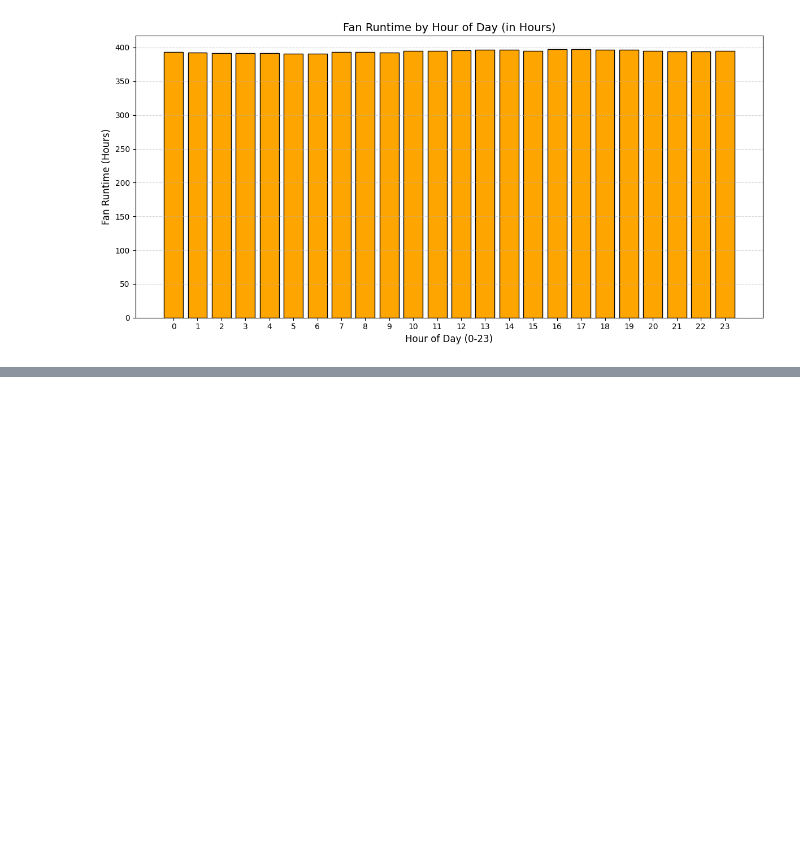
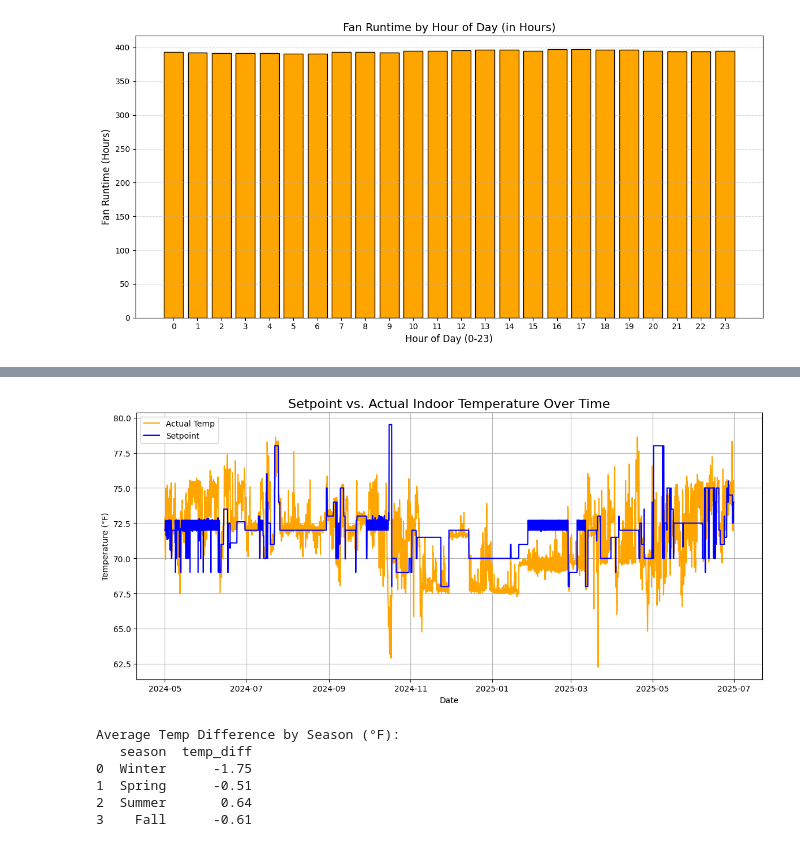
Before and after one commit to sarayum/thermostat_energy_analysis, a Jupyter notebook: notebooks/analysis.ipynb, the cells around one changed output, grey strips where cells are left out. Cells and saved outputs as stored; diff of their text form; code cells hidden in the pictures; blank space fills up the shorter version.

```diff
--- a/notebooks/analysis.ipynb
+++ b/notebooks/analysis.ipynb
@@ -259,0 +380,65 @@ plt.show()
+# %%
+# Setpoint vs. Actual Indoor Temperature Analysis
+# Copy the merged dataset to avoid modifying the original
+
+df = merged_df.copy()
+
+# Create a single target setpoint as the average of heating and cooling setpoints
+# This avoids having to determine system mode for each reading
+df['target_setpoint'] = df[['cool_set_temp_f', 'heat_set_temp_f']].mean(axis=1).round(2)
+
+# Calculate difference between actual indoor temp and setpoint
+df['temp_diff'] = df['current_temp_f'] - df['target_setpoint']
+
+# Round to 2 decimal places for cleaner display
+df['temp_diff'] = df['temp_diff'].round(2)
+
+# Smooth actual temp (1 hour = 12 readings if 5-min intervals)
+# df['actual_temp_smooth'] = df['current_temp_f'].rolling(window=12, center=True).mean()
+
+
+# Map month to seasons
+def month_to_season(m):
+    if m in [12, 1, 2]: return 'Winter'
+    if m in [3, 4, 5]:  return 'Spring'
+    if m in [6, 7, 8]:  return 'Summer'
+    if m in [9, 10, 11]:return 'Fall'
+
+df['season'] = df['month'].apply(month_to_season)
+df['season'] = pd.Categorical(df['season'],
+                               categories=['Winter','Spring','Summer','Fall'],
+                               ordered=True)
+
+# Seasonal average deviation (°F), rounded to 2 decimal places
+seasonal_avg_diff = (
+    df.groupby('season', observed=False)['temp_diff']
+      .mean()
+      .round(2)
+      .reset_index()
+)
+
+# Plot: Setpoint vs Actual Temperature over time
+plt.figure(figsize=(14,6))
+sns.lineplot(data=df, x='timestamp', y='current_temp_f', label='Actual Temp', color='orange')
+sns.lineplot(data=df, x='timestamp', y='target_setpoint', label='Setpoint', color='blue')
+plt.title('Setpoint vs. Actual Indoor Temperature Over Time', fontsize=16)
+plt.xlabel('Date')
+plt.ylabel('Temperature (°F)')
+plt.legend()
+plt.grid(True)
+# Save and display plots
+plt.savefig('../outputs/charts/setpoint_vs_acutal_indoor_temp.png', dpi=300)
+plt.show()
+plt.close()
+
+# Display the seasonal deviation table
+print("Average Temp Difference by Season (°F):")
+print(seasonal_avg_diff)
+# %% [output]
+[figure, added]
+Average Temp Difference by Season (°F):
+   season  temp_diff
+0  Winter      -1.75
+1  Spring      -0.51
+2  Summer       0.64
+3    Fall      -0.61
```
Also changed, not shown: parts of 11 cells of this notebook.
